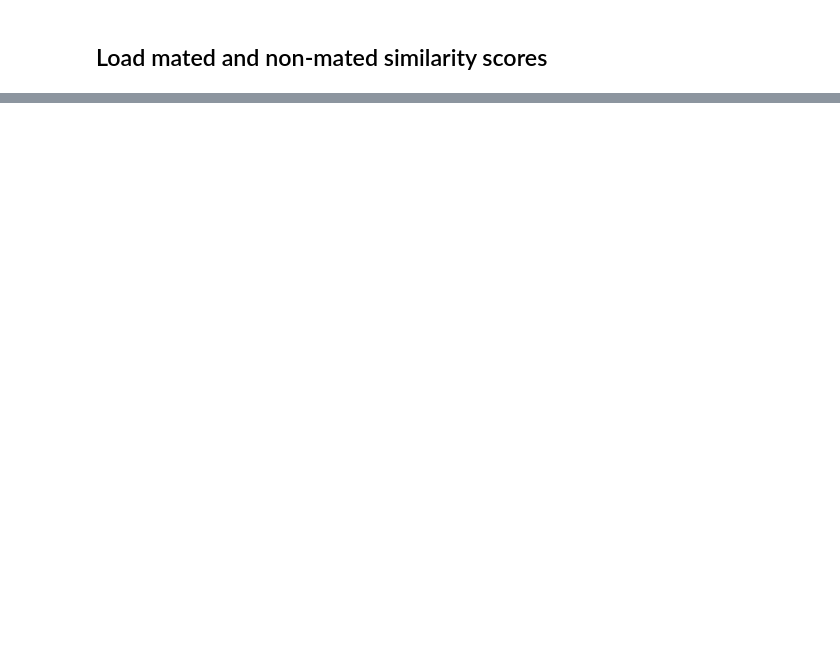
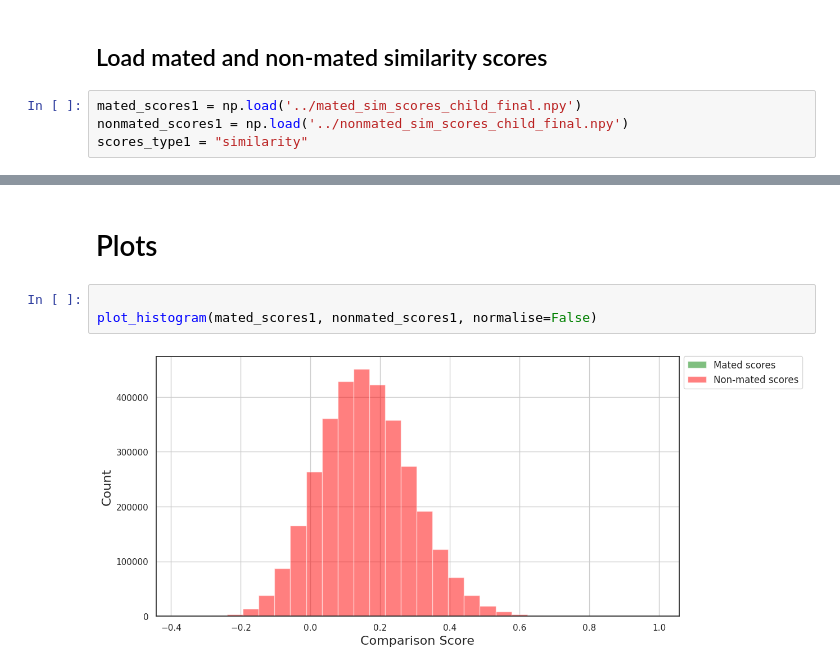
Before and after one commit to Kat-Gabi/Master_Thesis, a Jupyter notebook: notebooks/data_vis/DET_plots.ipynb, the cells around one changed output, grey strips where cells are left out. Drawn from its saved outputs; the diff is of its cells as text; blank space fills up the shorter version.

Commit message:
DET plots created final

```diff
--- a/notebooks/data_vis/DET_plots.ipynb
+++ b/notebooks/data_vis/DET_plots.ipynb
@@ -44,3 +45,7 @@ sns.set(style="white", palette="muted", color_codes=True)
 plt.rc("axes", axisbelow=True)
 # %% [markdown]
 ## Load mated and non-mated similarity scores
+# %%
+mated_scores1 = np.load('../mated_sim_scores_child_final.npy')
+nonmated_scores1 = np.load('../nonmated_sim_scores_child_final.npy')
+scores_type1 = "similarity"
@@ -46,0 +64,7 @@ plt.rc("axes", axisbelow=True)
+# %% [markdown]
+# Plots
+# %%
+
+plot_histogram(mated_scores1, nonmated_scores1, normalise=False)
+# %% [output]
+[figure, added]
```
Also changed, not shown: parts of 4 cells of this notebook, 7 other files.
